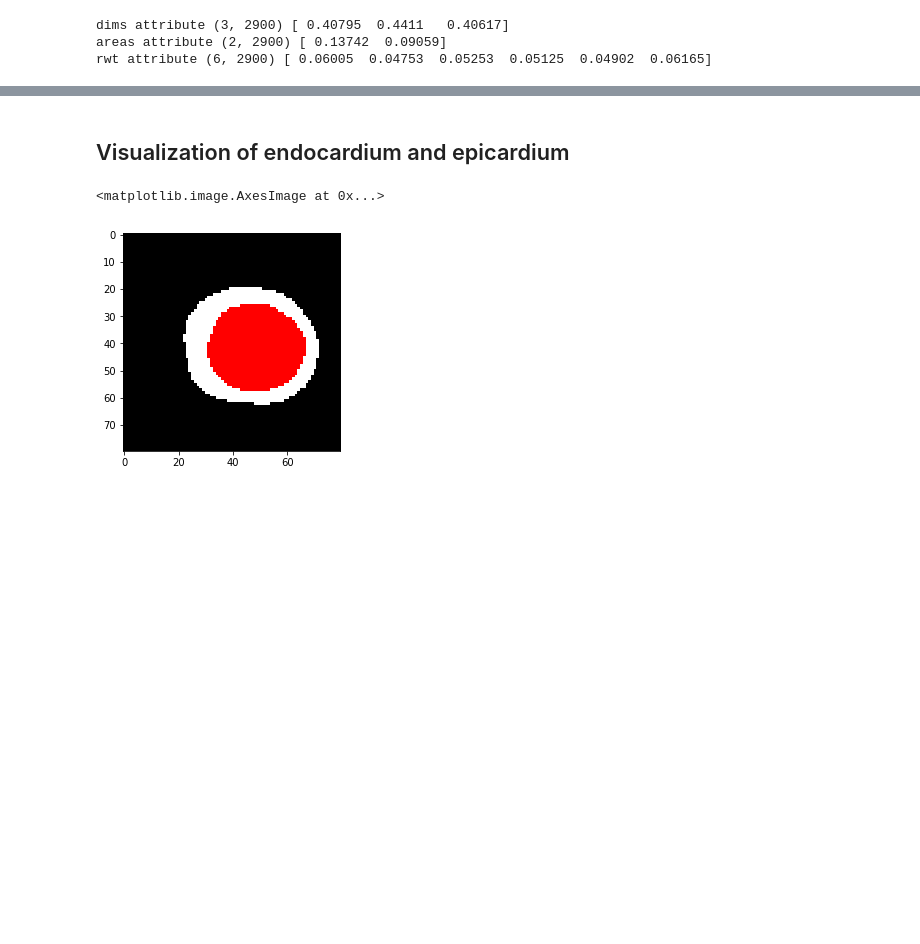
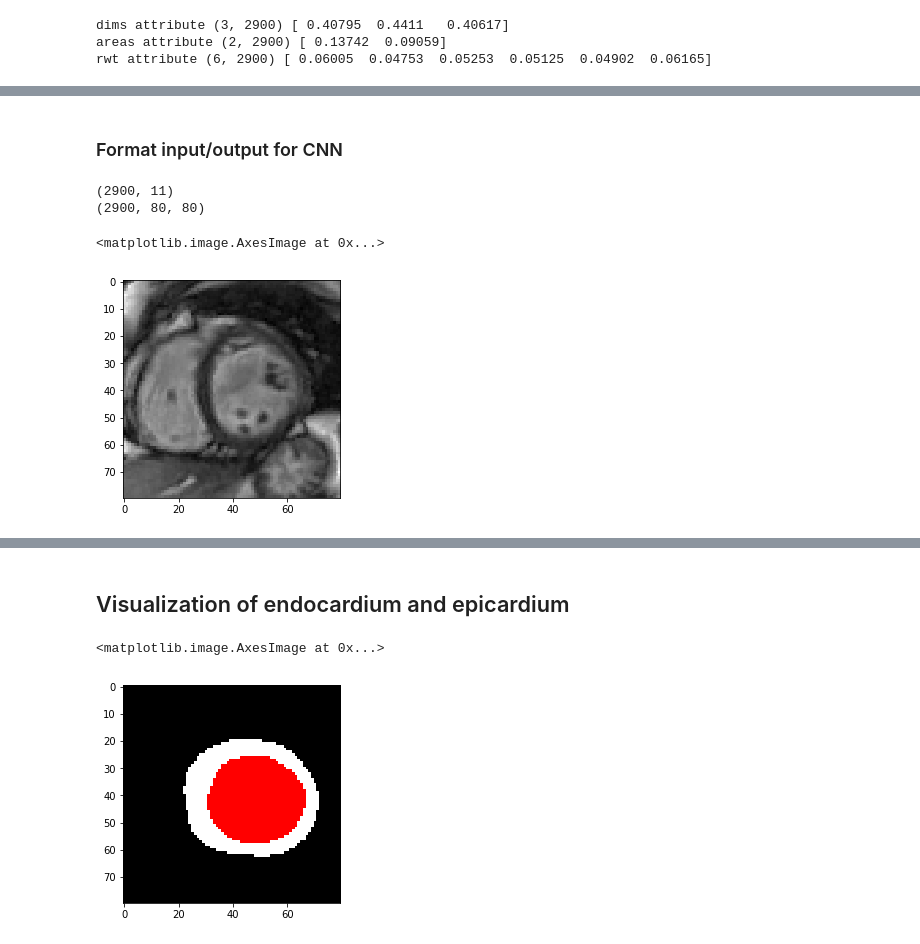
Before and after one commit to harrislin2018/LVQuan18, a Jupyter notebook: Main.ipynb, the cells around one changed output, grey strips where cells are left out. Drawn from its saved outputs; the diff is of its cells as text; code cells hidden in the pictures; blank space fills up the shorter version.

```diff
--- a/Main.ipynb
+++ b/Main.ipynb
@@ -153,0 +221,13 @@ rwt attribute (6, 2900) [ 0.06005  0.04753  0.05253  0.05125  0.04902  0.06165]
+# %% [markdown]
+### Format input/output for CNN
+# %%
+x = np.moveaxis(data['images_LV'], -1, 0)
+y = np.concatenate((data['areas'],data['dims'], data['rwt'])).T
+print(y.shape)
+print(x.shape)
+plt.imshow(x[0], cmap='gray')
+# %% [output]
+(2900, 11)
+(2900, 80, 80)
+<matplotlib.image.AxesImage at 0x...>
+[figure, added]
```
Also changed, not shown: parts of 12 cells of this notebook.
